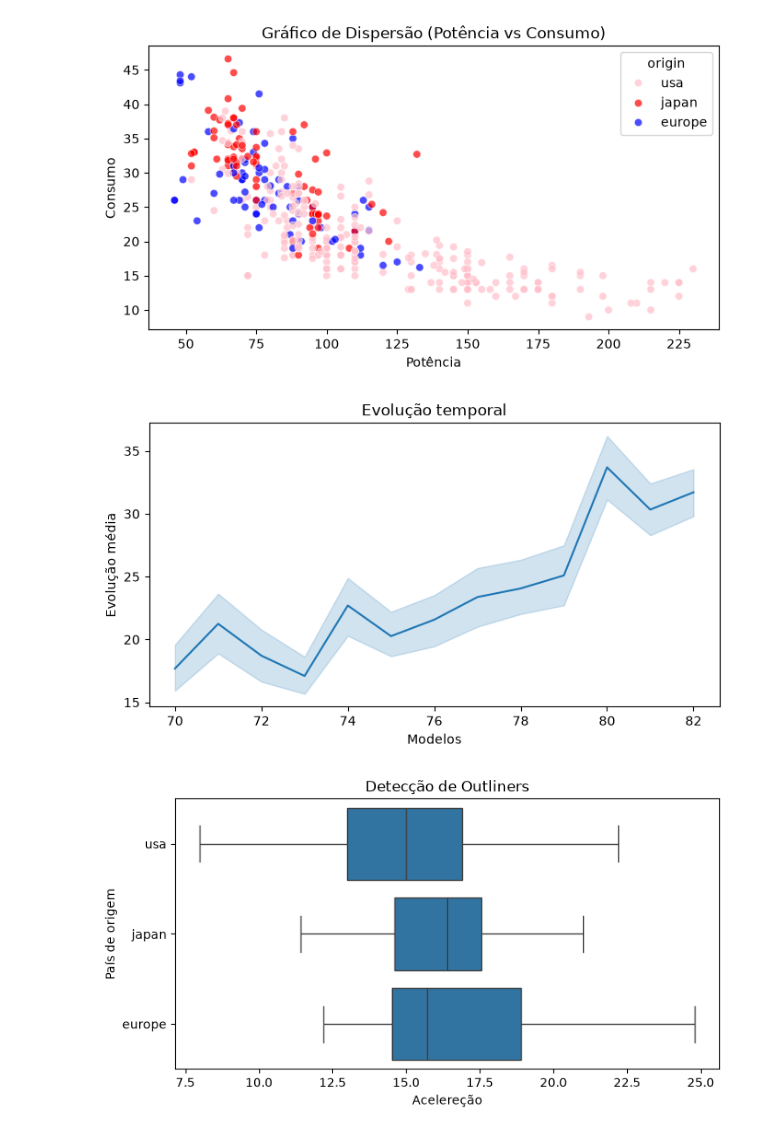
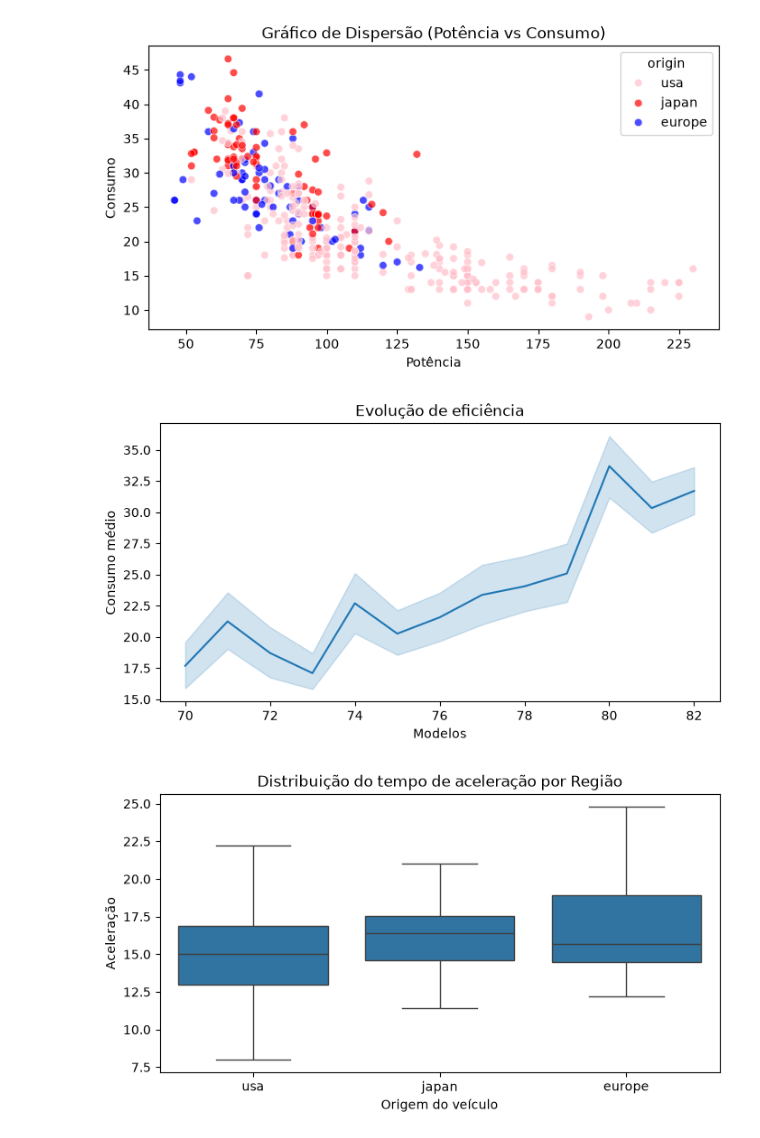
Before and after one commit to gidbem/gr-ficos_atv, a Jupyter notebook: atividade.ipynb, the cells around one changed output. Cells and saved outputs as stored; diff of their text form; code cells hidden in the pictures.

```diff
--- a/atividade.ipynb
+++ b/atividade.ipynb
@@ -91,23 +98,23 @@ plt.show()
 plt.figure(figsize=(8,4))
 sns.lineplot(data=df_mpg, x='model_year', y='mpg')
 
-plt.title('Evolução temporal')
+plt.title('Evolução de eficiência')
 plt.xlabel('Modelos')
-plt.ylabel('Evolução média')
+plt.ylabel('Consumo médio')
 plt.show()
 
 #Sim, a eficiência melhorou ao longo dos anos.
 # %% [output]
-[figure, old version]
+[figure, new version]
 # %%
 #QUESTÃO 3.2
 
 plt.figure(figsize=(8,4))
-sns.boxplot(data=df_mpg, x='acceleration', y='origin')
+sns.boxplot(data=df_mpg, x='origin', y='acceleration')
 
-plt.title('Detecção de Outliners')
-plt.xlabel('Acelereção')
-plt.ylabel('País de origem')
+plt.title('Distribuição do tempo de aceleração por Região')
+plt.xlabel('Origem do veículo')
+plt.ylabel('Aceleração')
 plt.show()
 # %% [output]
-[figure, old version]
+[figure, new version]
```
Also changed, not shown: parts of 4 cells of this notebook.
